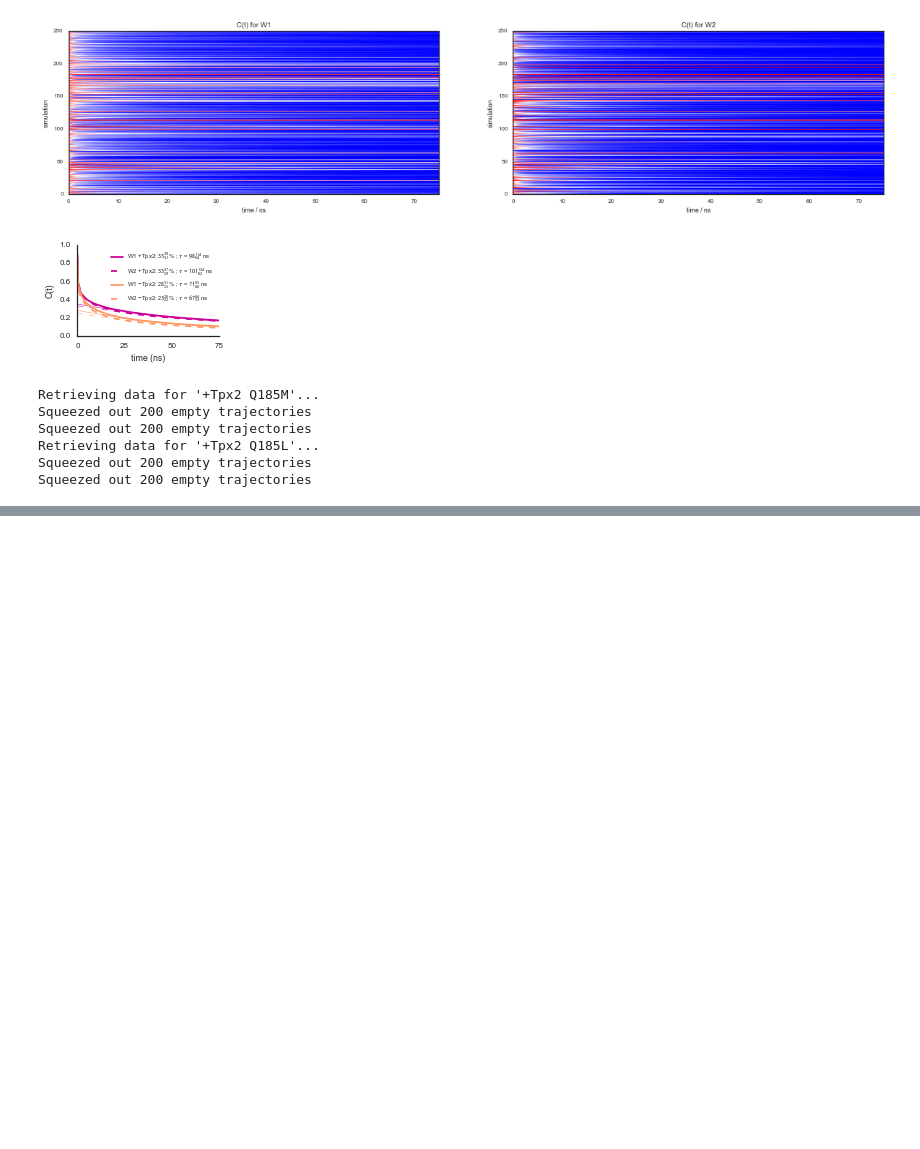
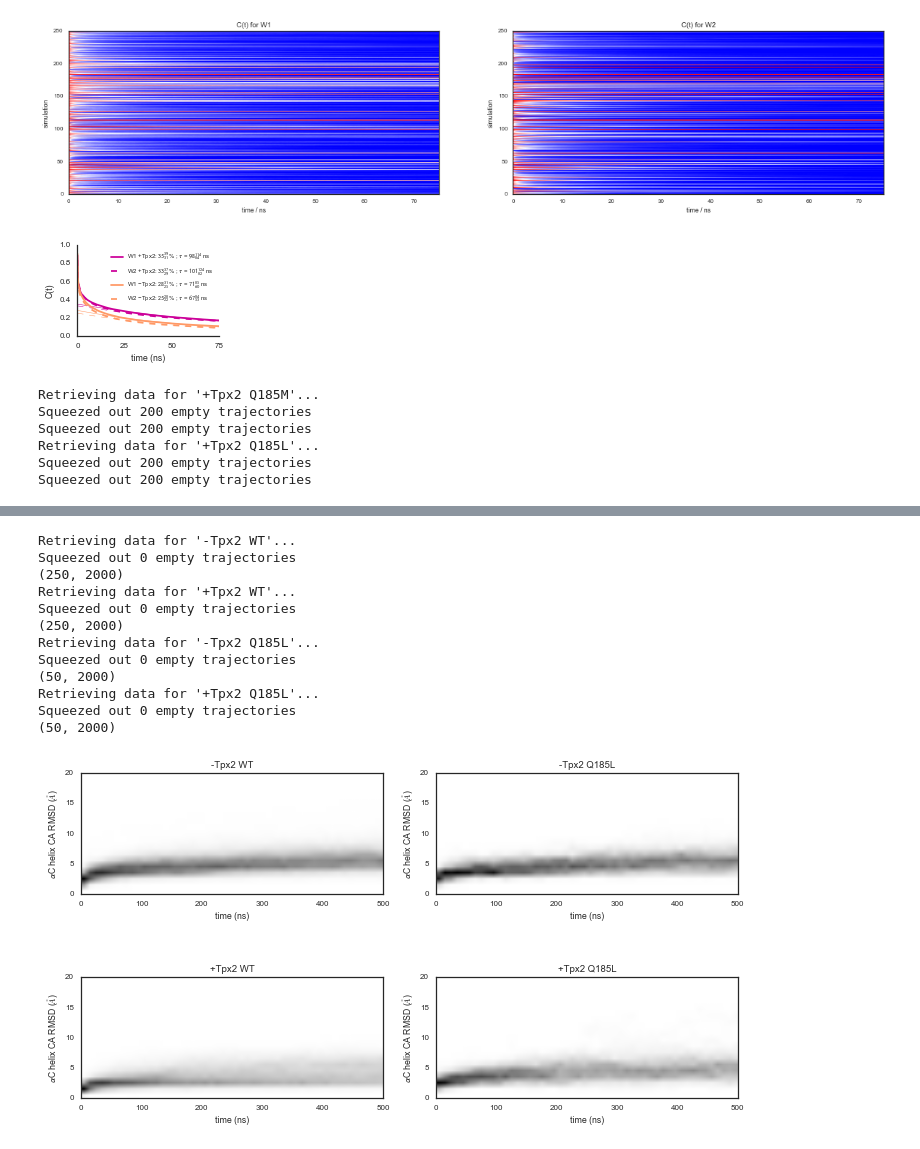
Before and after one commit to choderalab/AURKA_UMN, a Jupyter notebook: analyze/explore-publication-figures.ipynb, the cells around one changed output, grey strips where cells are left out. Saved outputs shown, nothing was run; the diff lists cells and outputs as text; code cells hidden in the pictures; blank space fills up the shorter version.

```diff
--- a/analyze/explore-publication-figures.ipynb
+++ b/analyze/explore-publication-figures.ipynb
@@ -548,0 +588,47 @@ plt.savefig('Fig-3C.pdf')
+# %%
+# Histogram in blocks
+nframes = 2000
+blocksize = 40 # number of frames
+nblocks = nframes / blocksize
+tblocks = (np.arange(nblocks) + 0.5) * blocksize * ns_per_frame
+nbins = 20
+bins = np.linspace(0, 15.0, nbins+1)
+
+fig = plt.figure(figsize=[10,6])
+
+for (col, mutant) in enumerate(['WT', 'Q185L']):
+    for (row, tpx2) in enumerate(['-Tpx2', '+Tpx2']):
+        plt.subplot(2,2, 2*row + col + 1)
+        name = '%s %s' % (tpx2, mutant)
+        rmsds = retrieve_alphaC_data(name)
+        print(rmsds.shape)
+        rmsd_density = np.zeros([nblocks,nbins], np.float32)
+        for block in range(nblocks):
+            frames = range(block*blocksize, (block+1)*blocksize)
+            block_rmsds = rmsds[:,frames].flatten()
+            # Filter out missing frames (which have negative RMSDs)
+            block_rmsds = block_rmsds[block_rmsds >= 0.0]
+            # Bin RMSDs
+            [counts, _] = np.histogram(block_rmsds, bins=bins)
+            rmsd_density[block,:] = counts / float(len(block_rmsds))
+        plt.imshow(rmsd_density.T, origin='lower', extent=[0, nframes*ns_per_frame, 0, nbins], aspect='10')
+        plt.xlabel('time (ns)');
+        plt.ylabel('$\\alpha$C helix CA RMSD ($\\AA$)');
+        plt.title(name)
+
+plt.tight_layout()
+plt.savefig('alphaC-RMSD.pdf')
+# %% [output]
+Retrieving data for '-Tpx2 WT'...
+Squeezed out 0 empty trajectories
+(250, 2000)
+Retrieving data for '+Tpx2 WT'...
+Squeezed out 0 empty trajectories
+(250, 2000)
+Retrieving data for '-Tpx2 Q185L'...
+Squeezed out 0 empty trajectories
+(50, 2000)
+Retrieving data for '+Tpx2 Q185L'...
+Squeezed out 0 empty trajectories
+(50, 2000)
+[figure, added]
```
Also changed, not shown: parts of 8 cells of this notebook.
